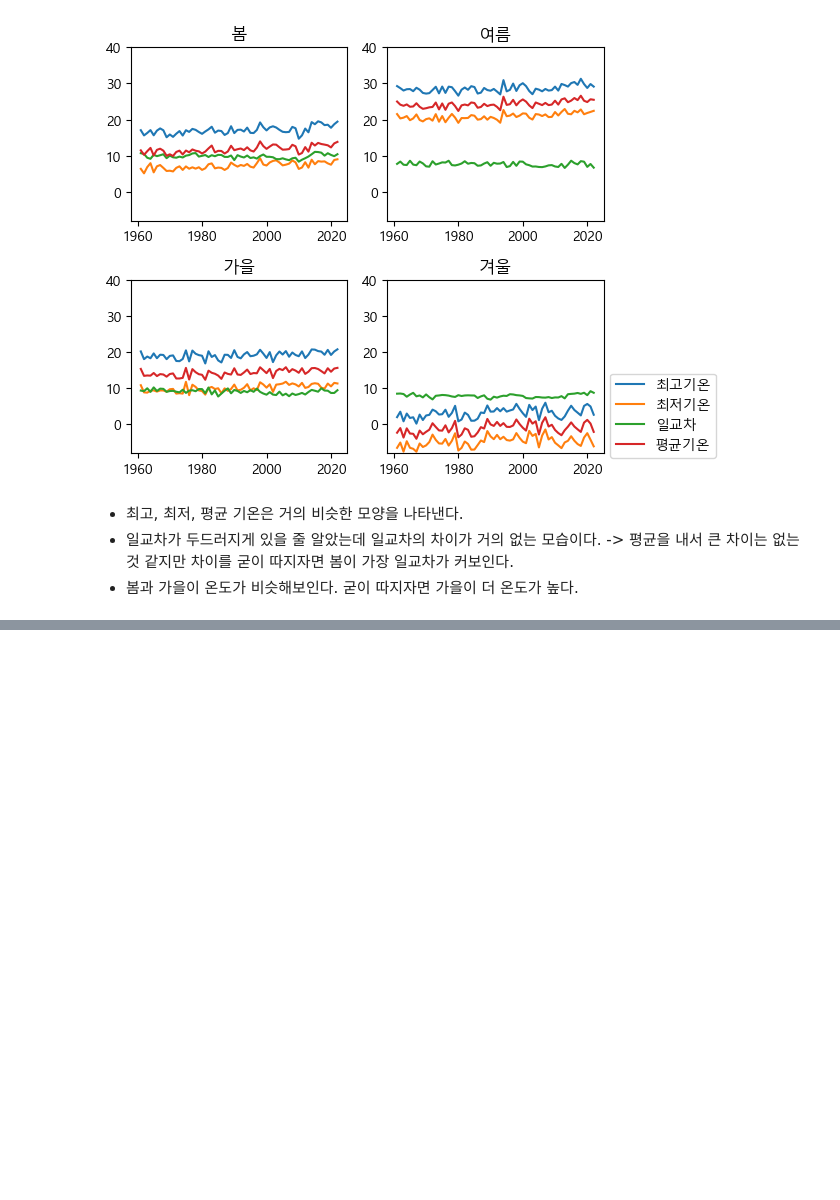
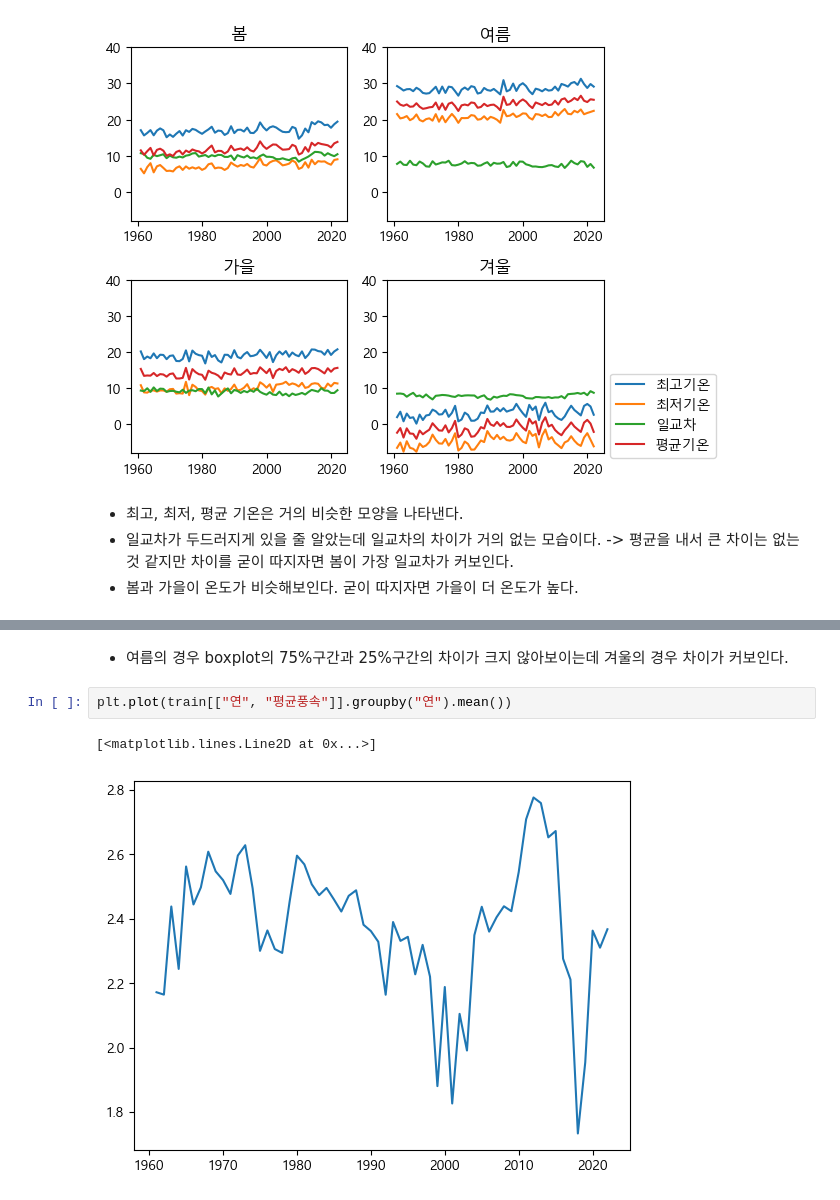
Before and after one commit to p-jiho/Temperatures_prediction, a Jupyter notebook: EDA.ipynb, the cells around one changed output, grey strips where cells are left out. Drawn from its saved outputs; the diff is of its cells as text; blank space fills up the shorter version.

```diff
--- a/EDA.ipynb
+++ b/EDA.ipynb
@@ -453,0 +494,7 @@ plt.show()
+# %% [markdown]
+- 여름의 경우 boxplot의 75%구간과 25%구간의 차이가 크지 않아보이는데 겨울의 경우 차이가 커보인다.
+# %%
+plt.plot(train[["연", "평균풍속"]].groupby("연").mean())
+# %% [output]
+[<matplotlib.lines.Line2D at 0x...>]
+[figure, added]
```
Also changed, not shown: parts of 17 cells of this notebook.
